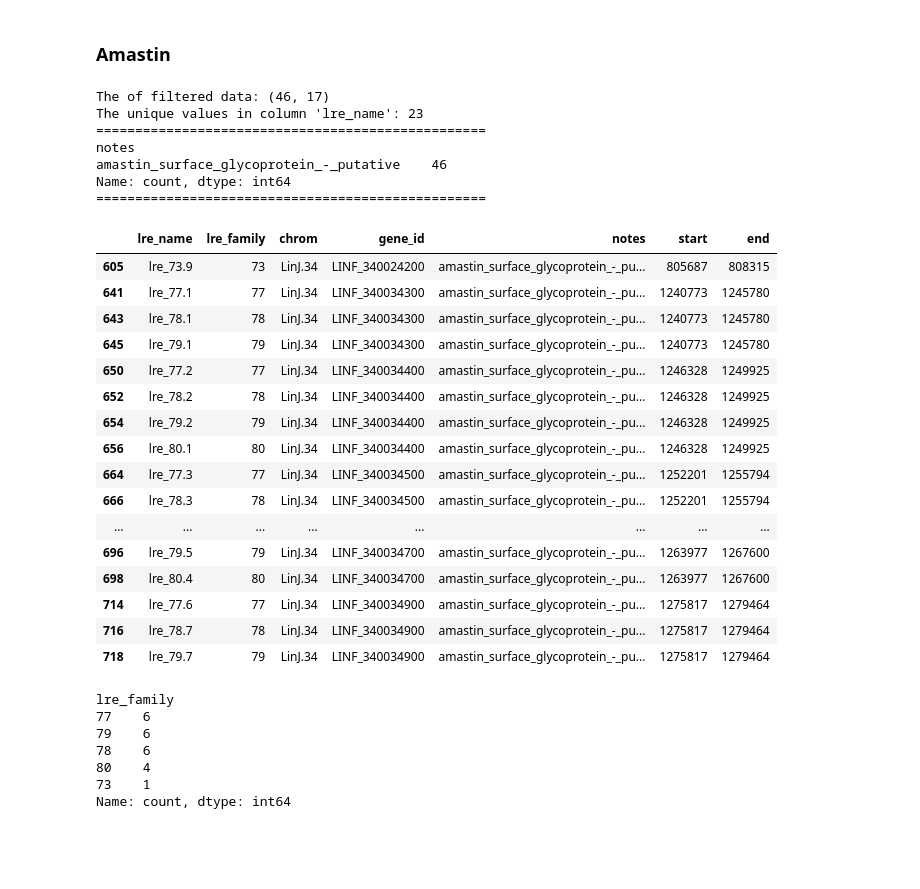
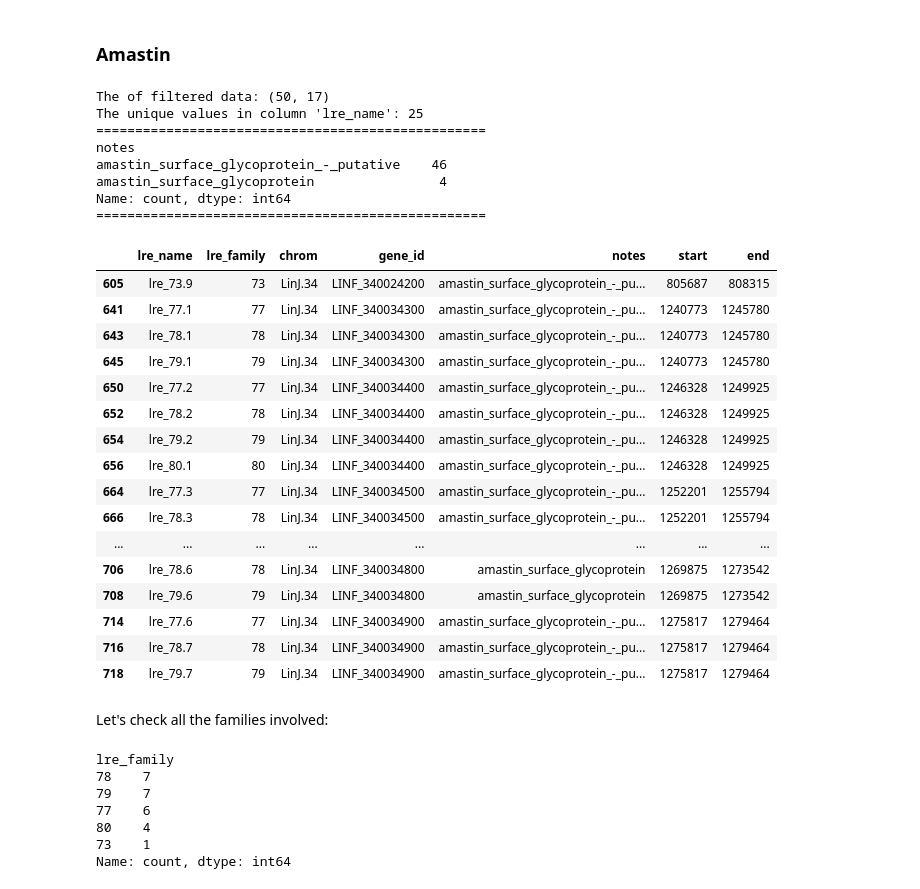
Before and after one commit to Viskuit/Test_BEDOPS, a Jupyter notebook: 25.Negative_analysis/1.3.leishmania_repeated_elements_filtering.ipynb, the cells around one changed output. Saved outputs shown, nothing was run; the diff lists cells and outputs as text; code cells hidden in the pictures; blank space fills up the shorter version.

```diff
--- a/25.Negative_analysis/1.3.leishmania_repeated_elements_filtering.ipynb
+++ b/25.Negative_analysis/1.3.leishmania_repeated_elements_filtering.ipynb
@@ -218,7 +218,7 @@ def accept_group(data_frame, filtered_data, good_df, keep_filtering_df):
     all_data = data_frame[data_frame['lre_name'].isin(filtered_data['lre_name'])]
     checking_data(all_data)
 
-    if good_df:
+    if not good_df.empty:
         print('='*50)
         print('Good lre elements:')
         good_df = pd.concat([good_df, all_data])
@@ -347,40 +347,43 @@ group_and_count(reduced_lre)
 # %% [markdown]
 ### Amastin
 # %%
-filter_df = filter_and_display(lre_df, 'amastin_surface_glycoprotein_-_putative')
+filter_df = filter_and_display(reduced_lre, 'amastin_surface_glycoprotein')
 filter_df
 # %% [output]
-The of filtered data: (46, 17)
-The unique values in column 'lre_name': 23
+The of filtered data: (50, 17)
+The unique values in column 'lre_name': 25
 ==================================================
 notes
 amastin_surface_glycoprotein_-_putative    46
+amastin_surface_glycoprotein                4
 Name: count, dtype: int64
 ==================================================
 |  | lre_name | lre_family | chrom | gene_id | notes | start | end |
 | 605 | lre_73.9 | 73 | LinJ.34 | LINF_340024200 | amastin_surface_glycoprotein_-_pu... | 805687 | 808315 |
 | 641 | lre_77.1 | 77 | LinJ.34 | LINF_340034300 | amastin_surface_glycoprotein_-_pu... | 1240773 | 1245780 |
 | 643 | lre_78.1 | 78 | LinJ.34 | LINF_340034300 | amastin_surface_glycoprotein_-_pu... | 1240773 | 1245780 |
 | 645 | lre_79.1 | 79 | LinJ.34 | LINF_340034300 | amastin_surface_glycoprotein_-_pu... | 1240773 | 1245780 |
 | 650 | lre_77.2 | 77 | LinJ.34 | LINF_340034400 | amastin_surface_glycoprotein_-_pu... | 1246328 | 1249925 |
 | 652 | lre_78.2 | 78 | LinJ.34 | LINF_340034400 | amastin_surface_glycoprotein_-_pu... | 1246328 | 1249925 |
 | 654 | lre_79.2 | 79 | LinJ.34 | LINF_340034400 | amastin_surface_glycoprotein_-_pu... | 1246328 | 1249925 |
 | 656 | lre_80.1 | 80 | LinJ.34 | LINF_340034400 | amastin_surface_glycoprotein_-_pu... | 1246328 | 1249925 |
 | 664 | lre_77.3 | 77 | LinJ.34 | LINF_340034500 | amastin_surface_glycoprotein_-_pu... | 1252201 | 1255794 |
 | 666 | lre_78.3 | 78 | LinJ.34 | LINF_340034500 | amastin_surface_glycoprotein_-_pu... | 1252201 | 1255794 |
 | ... | ... | ... | ... | ... | ... | ... | ... |
-| 696 | lre_79.5 | 79 | LinJ.34 | LINF_340034700 | amastin_surface_glycoprotein_-_pu... | 1263977 | 1267600 |
-| 698 | lre_80.4 | 80 | LinJ.34 | LINF_340034700 | amastin_surface_glycoprotein_-_pu... | 1263977 | 1267600 |
+| 706 | lre_78.6 | 78 | LinJ.34 | LINF_340034800 | amastin_surface_glycoprotein | 1269875 | 1273542 |
+| 708 | lre_79.6 | 79 | LinJ.34 | LINF_340034800 | amastin_surface_glycoprotein | 1269875 | 1273542 |
 | 714 | lre_77.6 | 77 | LinJ.34 | LINF_340034900 | amastin_surface_glycoprotein_-_pu... | 1275817 | 1279464 |
 | 716 | lre_78.7 | 78 | LinJ.34 | LINF_340034900 | amastin_surface_glycoprotein_-_pu... | 1275817 | 1279464 |
 | 718 | lre_79.7 | 79 | LinJ.34 | LINF_340034900 | amastin_surface_glycoprotein_-_pu... | 1275817 | 1279464 |
+# %% [markdown]
+Let's check all the families involved:
 # %%
 filter_df['lre_family'].value_counts()
 # %% [output]
 lre_family
+78    7
+79    7
 77    6
-79    6
-78    6
 80    4
 73    1
 Name: count, dtype: int64
```
Also changed, not shown: parts of 27 cells of this notebook.
